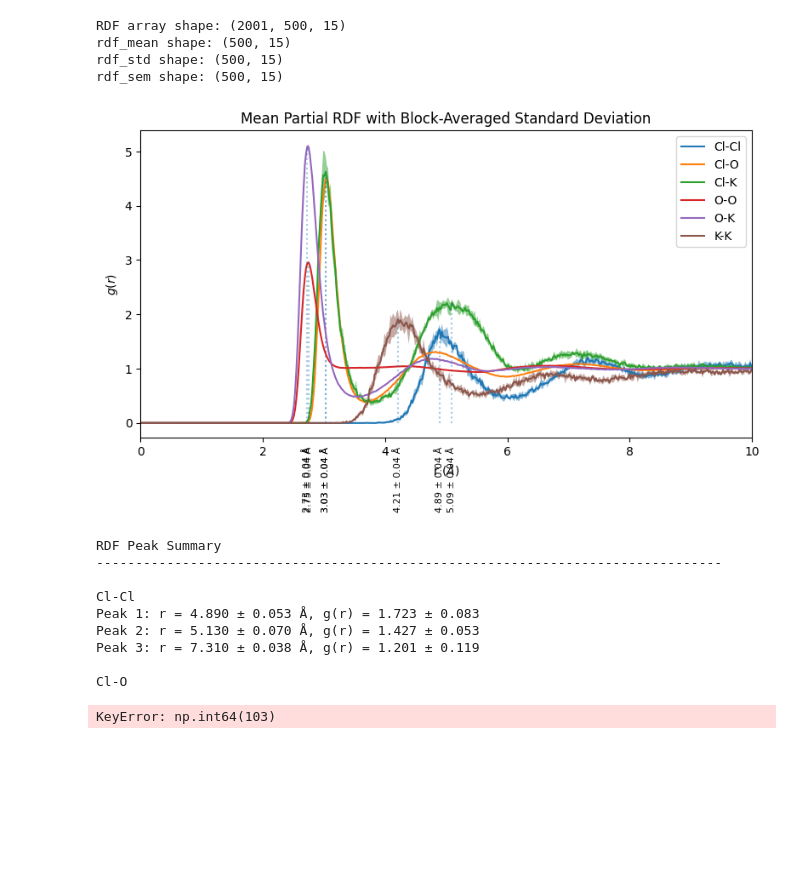
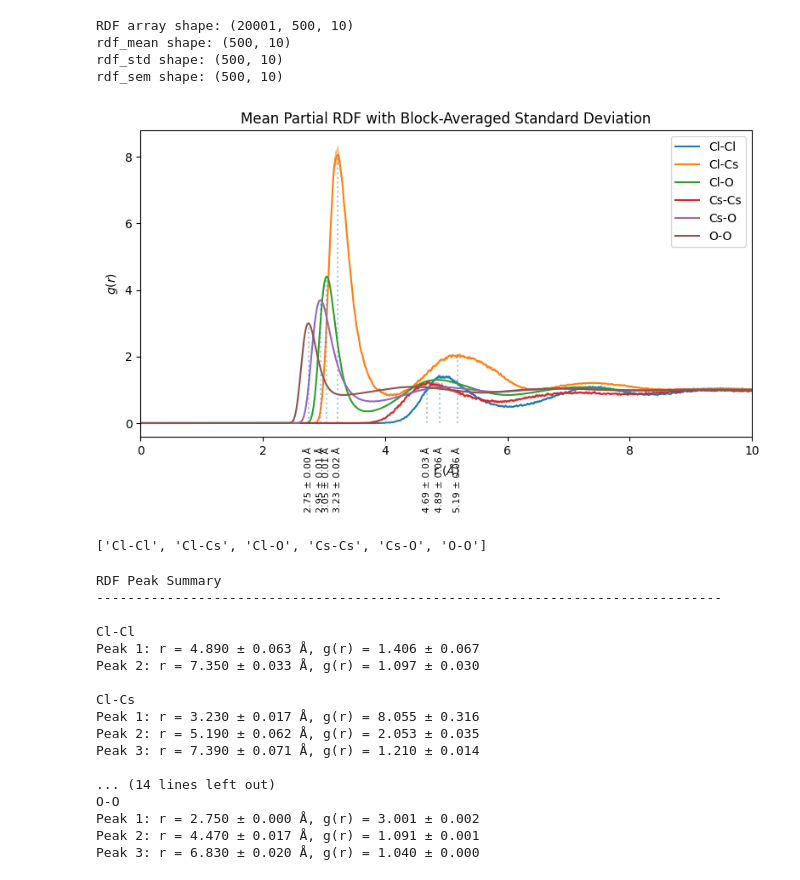
Before and after one commit to JovinRyan/MDToolkit, a Jupyter notebook: MDToolkit/rdf_analysis.ipynb, the cells around one changed output. Drawn from its saved outputs; the diff is of its cells as text; code cells hidden in the pictures; blank space fills up the shorter version.

```diff
--- a/MDToolkit/rdf_analysis.ipynb
+++ b/MDToolkit/rdf_analysis.ipynb
@@ -4,8 +4,8 @@ from ovito.modifiers import RadialDistributionFunctionModifier
 from itertools import  combinations_with_replacement
 import numpy as np
 
-filedir = "/media/jrjoseph/Elements/projects/training/graphene_water_kcl_ls6/"
-filename = "graphene_water_kcl_0.05VperA_prod1.out"
+filedir = "/media/jrjoseph/Elements/projects/fem_memristor/md_simulations/cscl_1M_ls6/v1/"
+filename = "cscl_1M_water_prod1.out"
 
 dump_path = filedir + filename
 
@@ -15,10 +15,9 @@ data = pipeline.compute()
 
 type_mapping = {
     1 : "Cl",
-    2 : "H",
-    3 : "O",
-    4 : "C",
-    5 : "K",
+    2 : "Cs",
+    3 : "H",
+    4 : "O"
 }
 
 ptype_prop = data.particles_.particle_types_
@@ -98,10 +97,10 @@ print("rdf_mean shape:", rdf_mean.shape)
 print("rdf_std shape:", rdf_std.shape)
 print("rdf_sem shape:", rdf_sem.shape)
 # %% [output]
-RDF array shape: (2001, 500, 15)
-rdf_mean shape: (500, 15)
-rdf_std shape: (500, 15)
-rdf_sem shape: (500, 15)
+RDF array shape: (20001, 500, 10)
+rdf_mean shape: (500, 10)
+rdf_std shape: (500, 10)
+rdf_sem shape: (500, 10)
 # %%
 elements = type_mapping.values()
 
@@ -194,7 +193,7 @@ import numpy as np
 from itertools import combinations_with_replacement
 
 # Elements to ignore
-exclude_elements = ["C", "H"]   # Example: ["C", "H"]
+exclude_elements = ["H"]   # Example: ["C", "H"]
 
 elements = list(type_mapping.values())
 
@@ -252,54 +251,56 @@ for i, pair in zip(pair_indices, pair_names):
         x_peak = r[p]
         y_peak = y[p]
 
-        # x_std = peak_position_data[pair][p]
+        x_std = peak_position_data[pair][p]
 
         ax.vlines(
             x_peak,
             ymin=0,
             ymax=y_peak,
             linestyle=":",
             alpha=0.4
         )
 
         ax.annotate(
             f"{x_peak:.2f} ± {x_std:.2f} Å",
             xy=(x_peak, 0),
             xycoords="data",
             xytext=(0, -20),
             textcoords="offset points",
             ha="center",
             va="top",
             rotation=90,
             fontsize=8,
             annotation_clip=False
         )
 
 plt.xlabel(r"r ($\AA$)")
 plt.ylabel(r"$g(r)$")
 plt.xlim(0, radius_cutoff)
 # plt.ylim(0, 5)
 
 plt.title("Mean Partial RDF with Block-Averaged Standard Deviation")
 plt.legend()
 plt.tight_layout()
 plt.show()
 # %% [output]
-[figure, old version]
+[figure, new version]
+# %%
+print(pair_names)
+# %% [output]
+['Cl-Cl', 'Cl-Cs', 'Cl-O', 'Cs-Cs', 'Cs-O', 'O-O']
 # %%
-# pair_names = ["O-O", "O-H", "H-H"]
-
 print("\nRDF Peak Summary")
 print("-" * 80)
 
-for i, pair in enumerate(pair_names):
+for i, pair in zip(pair_indices, pair_names):
 
     y = rdf_mean[:, i]
 
     peaks, _ = find_peaks(
         y,
-        prominence=0.05,
-        distance=5
+        prominence = 0.05,
+        distance = 10
     )
 
     peak_heights = y[peaks]
@@ -310,7 +311,7 @@ for i, pair in enumerate(pair_names):
     for rank, p in enumerate(strongest, start=1):
 
         x_peak = r[p]
-        x_std = peak_position_data[pair][p]
+        x_std = peak_position_data.get(pair, {}).get(p, np.nan)
 
         y_peak = rdf_mean[p, i]
         y_std = rdf_std[p, i]
@@ -325,9 +326,16 @@ RDF Peak Summary
 --------------------------------------------------------------------------------
 
 Cl-Cl
-Peak 1: r = 4.890 ± 0.053 Å, g(r) = 1.723 ± 0.083
-Peak 2: r = 5.130 ± 0.070 Å, g(r) = 1.427 ± 0.053
-Peak 3: r = 7.310 ± 0.038 Å, g(r) = 1.201 ± 0.119
+Peak 1: r = 4.890 ± 0.063 Å, g(r) = 1.406 ± 0.067
+Peak 2: r = 7.350 ± 0.033 Å, g(r) = 1.097 ± 0.030
 
-Cl-O
+Cl-Cs
+Peak 1: r = 3.230 ± 0.017 Å, g(r) = 8.055 ± 0.316
+Peak 2: r = 5.190 ± 0.062 Å, g(r) = 2.053 ± 0.035
+Peak 3: r = 7.390 ± 0.071 Å, g(r) = 1.210 ± 0.014
+
+... (14 lines left out)
+O-O
+Peak 1: r = 2.750 ± 0.000 Å, g(r) = 3.001 ± 0.002
+Peak 2: r = 4.470 ± 0.017 Å, g(r) = 1.091 ± 0.001
+Peak 3: r = 6.830 ± 0.020 Å, g(r) = 1.040 ± 0.000
-KeyError: np.int64(103)
```
Also changed, not shown: parts of 2 cells of this notebook, 14 other files.
